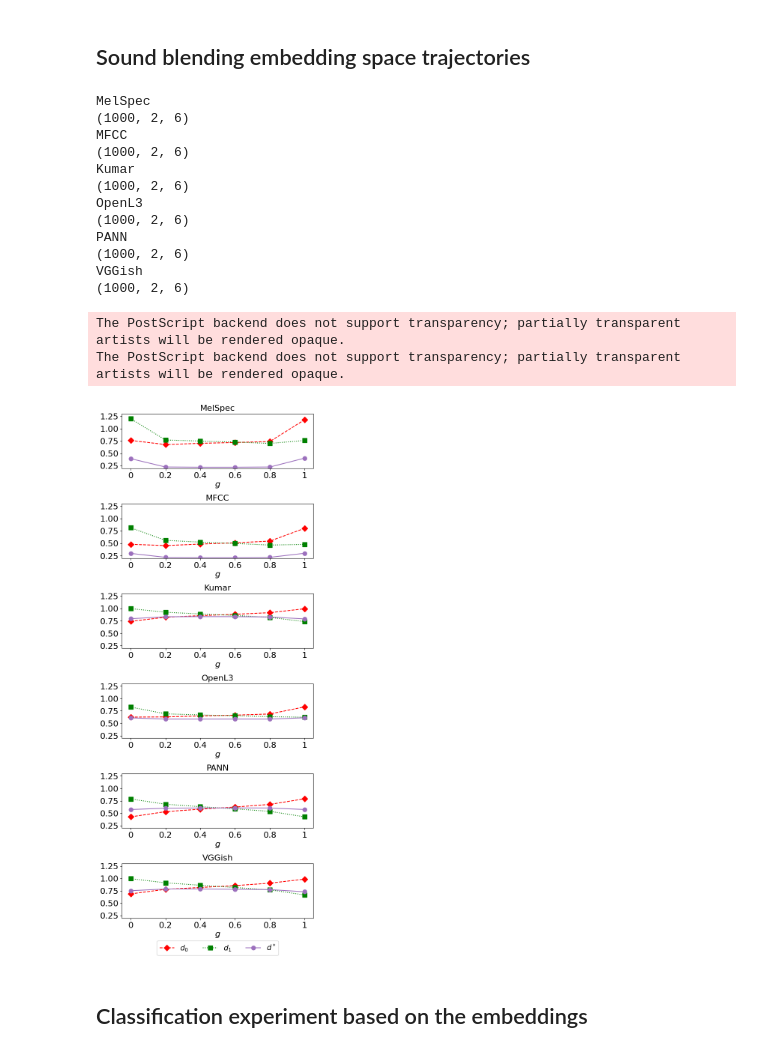
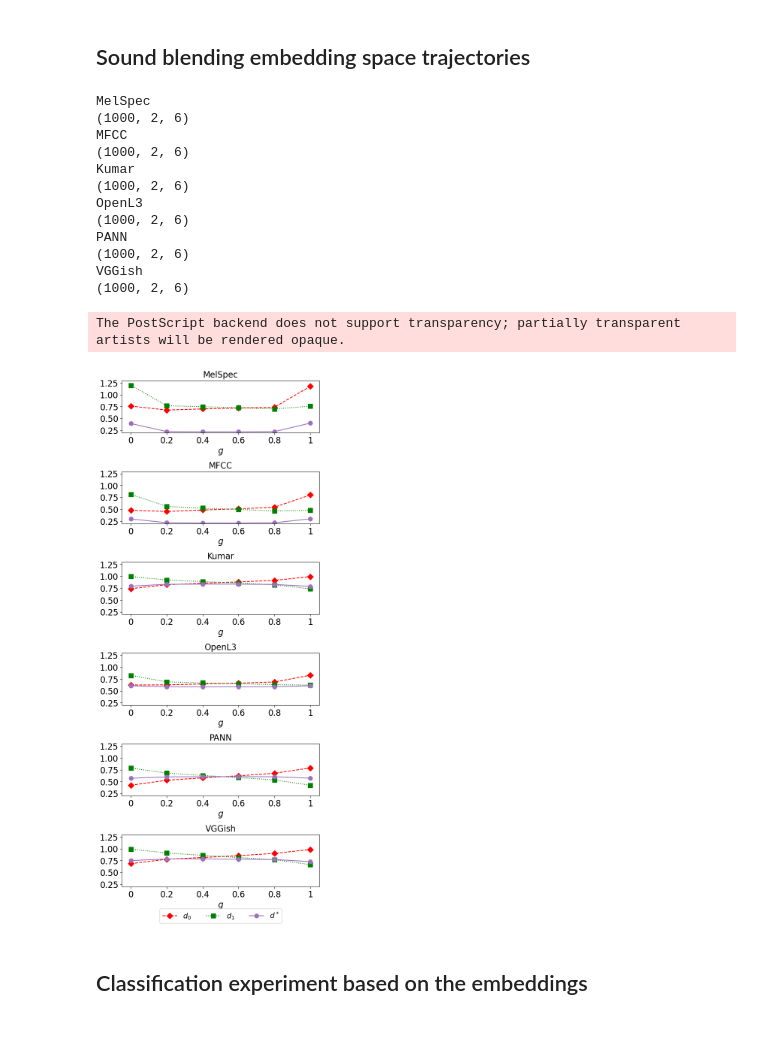
Before and after one commit to jakobabesser/embedding_robustness_2022, a Jupyter notebook: article_reproduction.ipynb, the cells around one changed output. Cells and saved outputs as stored; diff of their text form; code cells hidden in the pictures.

```diff
--- a/article_reproduction.ipynb
+++ b/article_reproduction.ipynb
@@ -567,6 +565,9 @@ The PostScript backend does not support transparency; partially transparent arti
 n_pairs = 1000
 n_classes = 50
 all_class_ids = np.arange(n_classes)
+
+g_val = [0, .2, .4, .6, .8, 1]
+g_lab = ['0', '0.2', '0.4', '0.6', '0.8', '1']
 
 g = np.arange(0, 6)/5
 
@@ -685,35 +686,34 @@ for e, emb_lab in enumerate(emb_labels):
 
     pl.xlabel('$g$', fontsize=fo_si)
     pl.ylabel('')
     # pl.ylim((0, .22))
     pl.xticks(g_val, g_lab)
     # pl.legend(loc='upper center', bbox_to_anchor=(0.5, -0.05), ncol=2)
     if e == 5:
         pl.legend(loc='upper center', bbox_to_anchor=(0.5, -0.35),
                   ncol=4, fontsize=fo_si-2)
     pl.ylim(0.2, 1.3)
 
     polish_figure()
 pl.tight_layout()
 pl.savefig(os.path.join(dir_results, 'cosine_dist_sound_blends.png'), dpi=300)
 pl.savefig(os.path.join(dir_results, 'cosine_dist_sound_blends.eps'), dpi=300)
 pl.show()
 # %% [output]
 MelSpec
 (1000, 2, 6)
 MFCC
 (1000, 2, 6)
 Kumar
 (1000, 2, 6)
 OpenL3
 (1000, 2, 6)
 PANN
 (1000, 2, 6)
 VGGish
 (1000, 2, 6)
 The PostScript backend does not support transparency; partially transparent artists will be rendered opaque.
-The PostScript backend does not support transparency; partially transparent artists will be rendered opaque.
-[figure, old version]
+[figure, new version]
 # %% [markdown]
 ## Classification experiment based on the embeddings
 # %%
```
Also changed, not shown: parts of 5 cells of this notebook, 2 other files.
